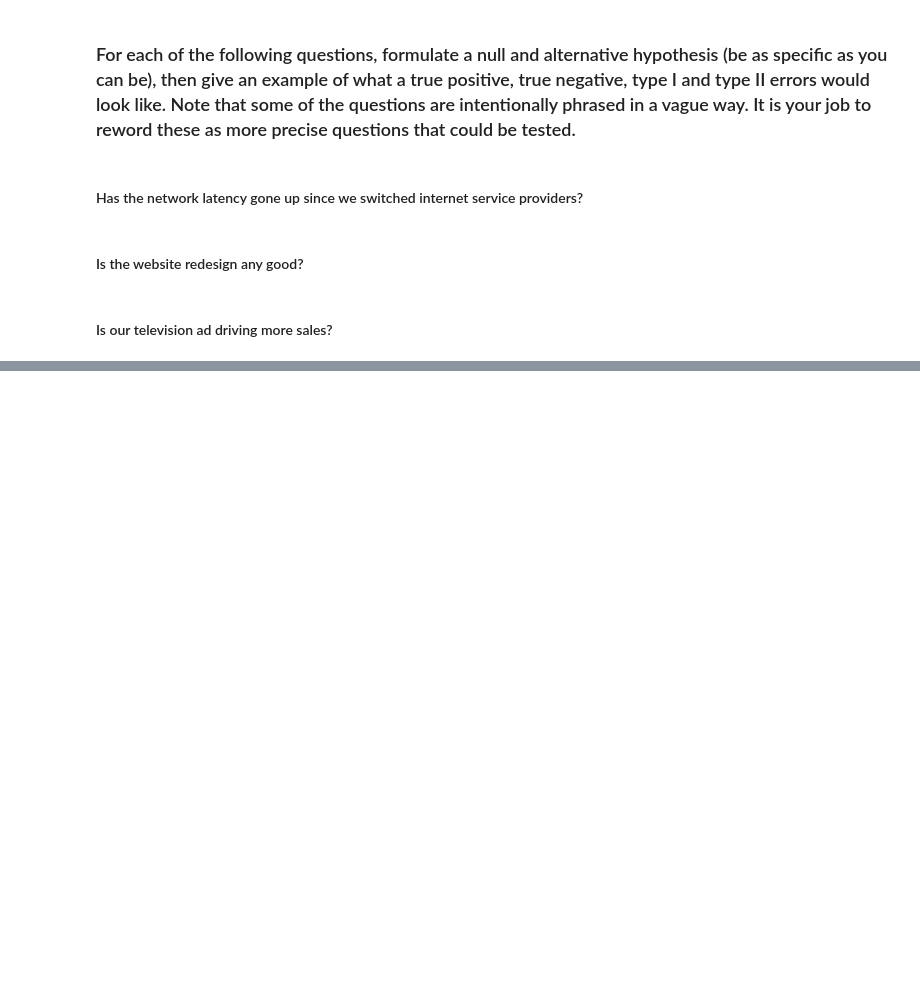
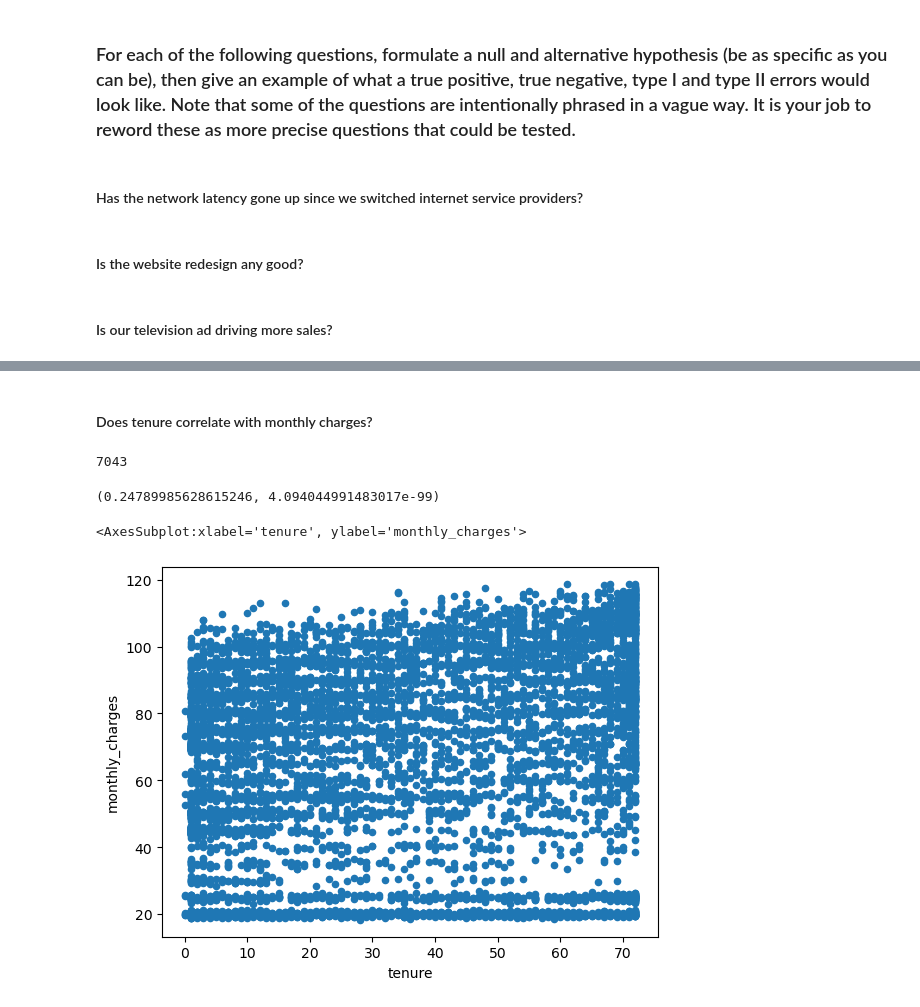
Before and after one commit to carlopdeleon/statistics-exercises, a Jupyter notebook: hypothesis_testing.ipynb, the cells around one changed output, grey strips where cells are left out. Drawn from its saved outputs; the diff is of its cells as text; code cells hidden in the pictures; blank space fills up the shorter version.

```diff
--- a/hypothesis_testing.ipynb
+++ b/hypothesis_testing.ipynb
@@ -34,0 +421,17 @@
+# %%
+import env
+import os
+
+def get_db_url(db, env_file = os.path.exists('env.py')):
+    '''
+    return a formatted string containing username, password, host, and database for connecting to the mySQL server
+    and the database indicated.
+    env_file checks to see if the env.py exists in cwd
+    '''
+    if env_file:
+        username, password, host = (env.username, env.password, env.host)
+        return f'mysql+pymysql://{username}:{password}@{host}/{db}'
+    else:
+        return 'hello, you need a username and password to get in.'
+
+url = get_db_url('telco_churn')
@@ -34,0 +453,3 @@
+# %%
+customers = pd.read_sql('SELECT * from customers', url)
+customers.head(10)
@@ -34,0 +469,2 @@
+# %% [markdown]
+#### Does tenure correlate with monthly charges?
@@ -34,0 +474,5 @@
+# %%
+n = customers.shape[0] #7043 observations
+n
+# %% [output]
+7043
@@ -34,0 +486,10 @@
+# %%
+corr, p = stats.pearsonr(tenure, monthly_charges)
+corr, p
+# %% [output]
+(0.24789985628615246, 4.094044991483017e-99)
+# %%
+customers.plot.scatter('tenure', 'monthly_charges')
+# %% [output]
+<AxesSubplot:xlabel='tenure', ylabel='monthly_charges'>
+[figure, added]
```
Also changed, not shown: parts of 174 cells of this notebook.
